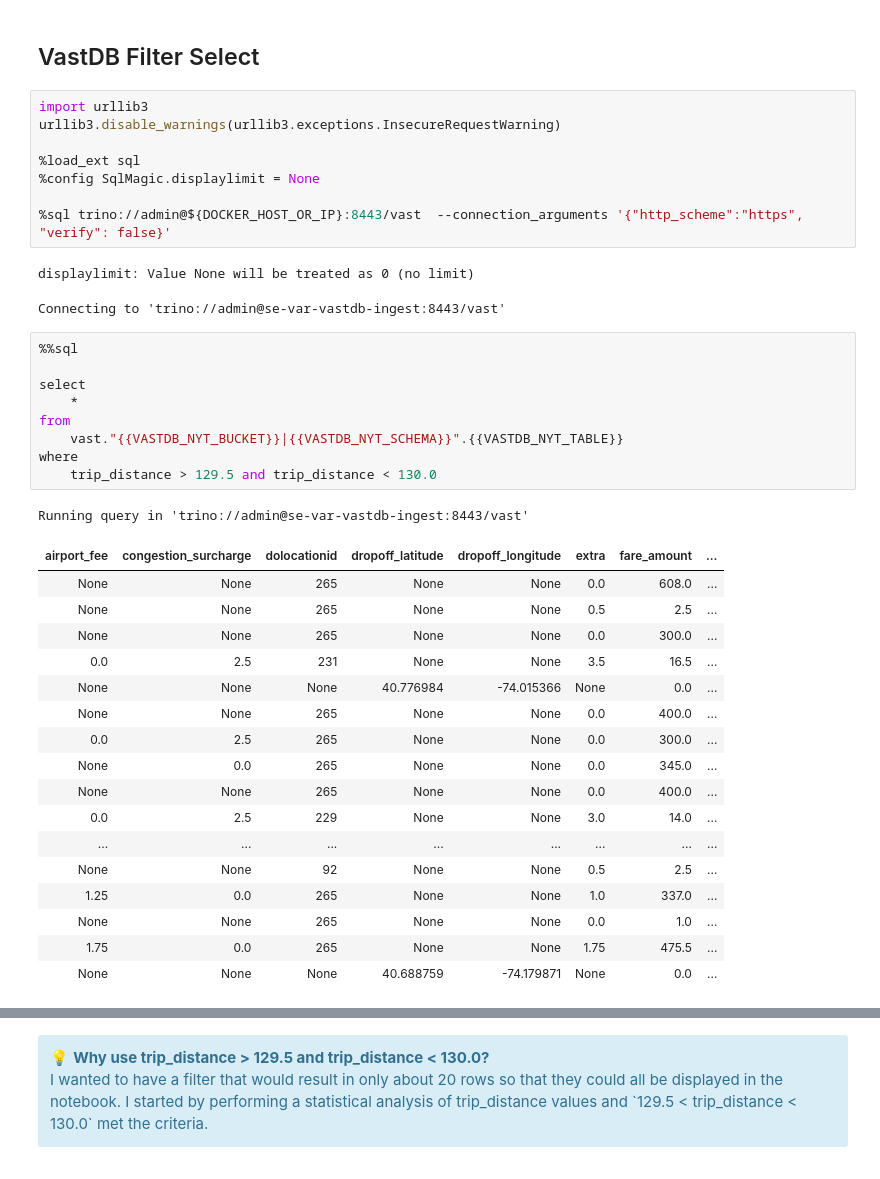
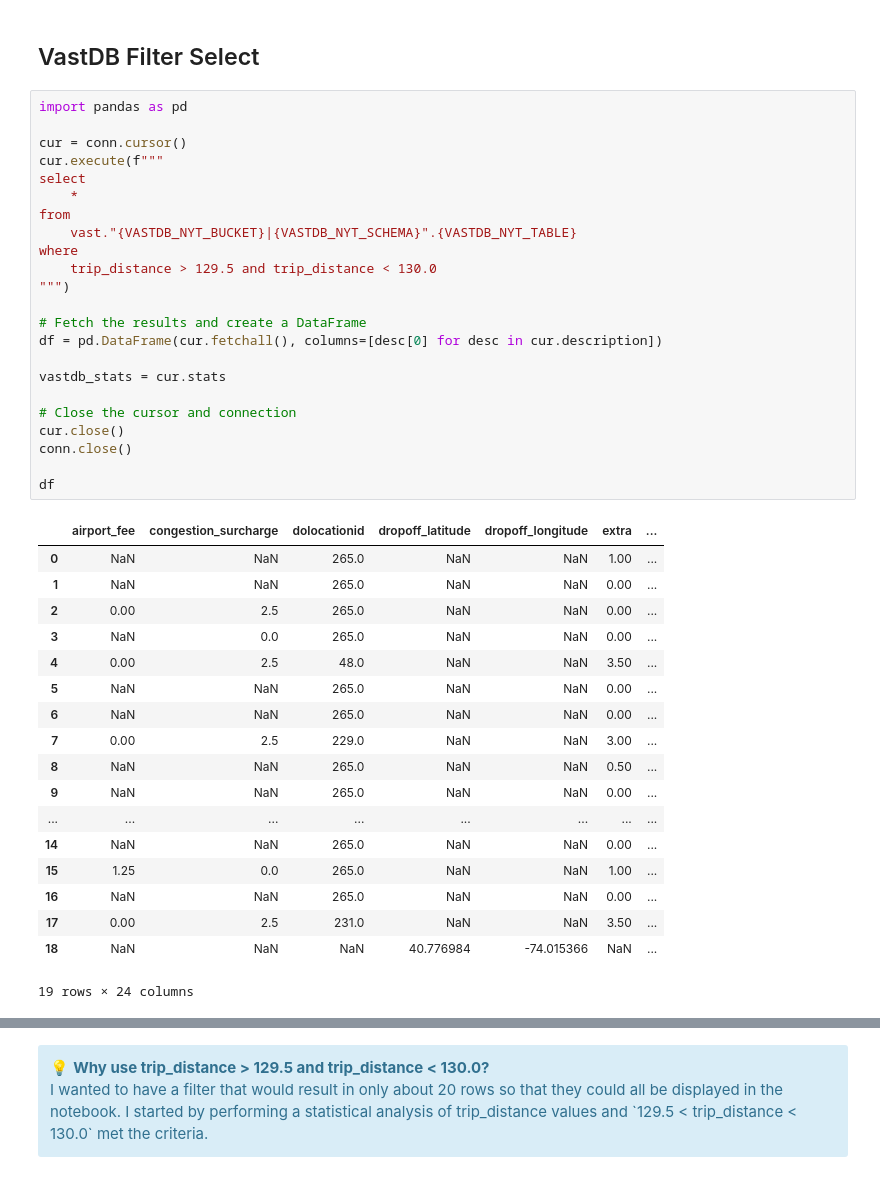
Before and after one commit to snowch/vast-docker-compose-examples, a Jupyter notebook: jupyter-pyspark/examples/taxi_data/yellow_taxi_data_pt6_performance.ipynb, the cells around one changed output, grey strips where cells are left out. Saved outputs shown, nothing was run; the diff lists cells and outputs as text.

```diff
--- a/jupyter-pyspark/examples/taxi_data/yellow_taxi_data_pt6_performance.ipynb
+++ b/jupyter-pyspark/examples/taxi_data/yellow_taxi_data_pt6_performance.ipynb
@@ -31,41 +48,44 @@ s3a://csnow-bucket/nyt/
 # %% [markdown]
 ## VastDB Filter Select
 # %%
-import urllib3
-urllib3.disable_warnings(urllib3.exceptions.InsecureRequestWarning)
+import pandas as pd
 
-%load_ext sql
-%config SqlMagic.displaylimit = None
+cur = conn.cursor()
+cur.execute(f"""
+select
+    *
+from
+    vast."{VASTDB_NYT_BUCKET}|{VASTDB_NYT_SCHEMA}".{VASTDB_NYT_TABLE}
+where
+    trip_distance > 129.5 and trip_distance < 130.0
+""")
 
-%sql trino://admin@${DOCKER_HOST_OR_IP}:8443/vast  --connection_arguments '{"http_scheme":"https", "verify": false}'
+# Fetch the results and create a DataFrame
+df = pd.DataFrame(cur.fetchall(), columns=[desc[0] for desc in cur.description])
+
+vastdb_stats = cur.stats
+
+# Close the cursor and connection
+cur.close()
+conn.close()
+
+df
 # %% [output]
+|  | airport_fee | congestion_surcharge | dolocationid | dropoff_latitude | dropoff_longitude | extra | ... |
+| 0 | NaN | NaN | 265.0 | NaN | NaN | 1.00 | ... |
+| 1 | NaN | NaN | 265.0 | NaN | NaN | 0.00 | ... |
+| 2 | 0.00 | 2.5 | 265.0 | NaN | NaN | 0.00 | ... |
+| 3 | NaN | 0.0 | 265.0 | NaN | NaN | 0.00 | ... |
+| 4 | 0.00 | 2.5 | 48.0 | NaN | NaN | 3.50 | ... |
+| 5 | NaN | NaN | 265.0 | NaN | NaN | 0.00 | ... |
+| 6 | NaN | NaN | 265.0 | NaN | NaN | 0.00 | ... |
+| 7 | 0.00 | 2.5 | 229.0 | NaN | NaN | 3.00 | ... |
+| 8 | NaN | NaN | 265.0 | NaN | NaN | 0.50 | ... |
+| 9 | NaN | NaN | 265.0 | NaN | NaN | 0.00 | ... |
+| ... | ... | ... | ... | ... | ... | ... | ... |
+| 14 | NaN | NaN | 265.0 | NaN | NaN | 0.00 | ... |
+| 15 | 1.25 | 0.0 | 265.0 | NaN | NaN | 1.00 | ... |
+| 16 | NaN | NaN | 265.0 | NaN | NaN | 0.00 | ... |
+| 17 | 0.00 | 2.5 | 231.0 | NaN | NaN | 3.50 | ... |
+| 18 | NaN | NaN | NaN | 40.776984 | -74.015366 | NaN | ... |
-displaylimit: Value None will be treated as 0 (no limit)
+19 rows × 24 columns
-Connecting to 'trino://admin@se-var-vastdb-ingest:8443/vast'
-# %%
-%%sql
-
-select
-    *
-from
-    vast."{{VASTDB_NYT_BUCKET}}|{{VASTDB_NYT_SCHEMA}}".{{VASTDB_NYT_TABLE}}
-where
-    trip_distance > 129.5 and trip_distance < 130.0
-# %% [output]
-Running query in 'trino://admin@se-var-vastdb-ingest:8443/vast'
-| airport_fee | congestion_surcharge | dolocationid | dropoff_latitude | dropoff_longitude | extra | fare_amount | ... |
-| None | None | 265 | None | None | 0.0 | 608.0 | ... |
-| None | None | 265 | None | None | 0.5 | 2.5 | ... |
-| None | None | 265 | None | None | 0.0 | 300.0 | ... |
-| 0.0 | 2.5 | 231 | None | None | 3.5 | 16.5 | ... |
-| None | None | None | 40.776984 | -74.015366 | None | 0.0 | ... |
-| None | None | 265 | None | None | 0.0 | 400.0 | ... |
-| 0.0 | 2.5 | 265 | None | None | 0.0 | 300.0 | ... |
-| None | 0.0 | 265 | None | None | 0.0 | 345.0 | ... |
-| None | None | 265 | None | None | 0.0 | 400.0 | ... |
-| 0.0 | 2.5 | 229 | None | None | 3.0 | 14.0 | ... |
-| ... | ... | ... | ... | ... | ... | ... | ... |
-| None | None | 92 | None | None | 0.5 | 2.5 | ... |
-| 1.25 | 0.0 | 265 | None | None | 1.0 | 337.0 | ... |
-| None | None | 265 | None | None | 0.0 | 1.0 | ... |
-| 1.75 | 0.0 | 265 | None | None | 1.75 | 475.5 | ... |
-| None | None | None | 40.688759 | -74.179871 | None | 0.0 | ... |
```
Also changed, not shown: parts of 17 cells of this notebook.
